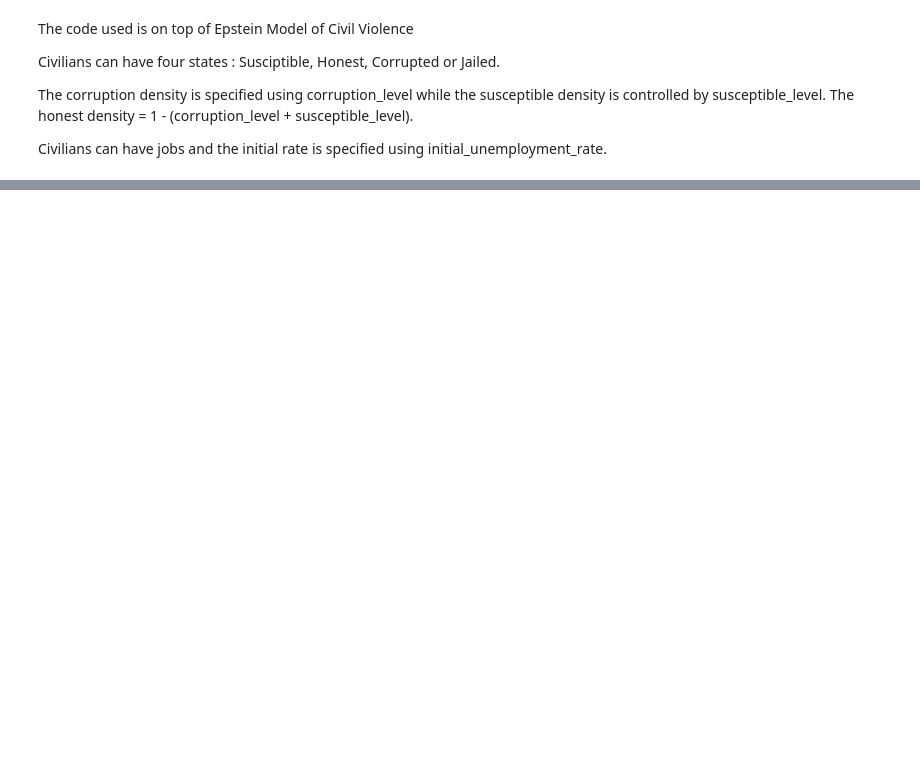
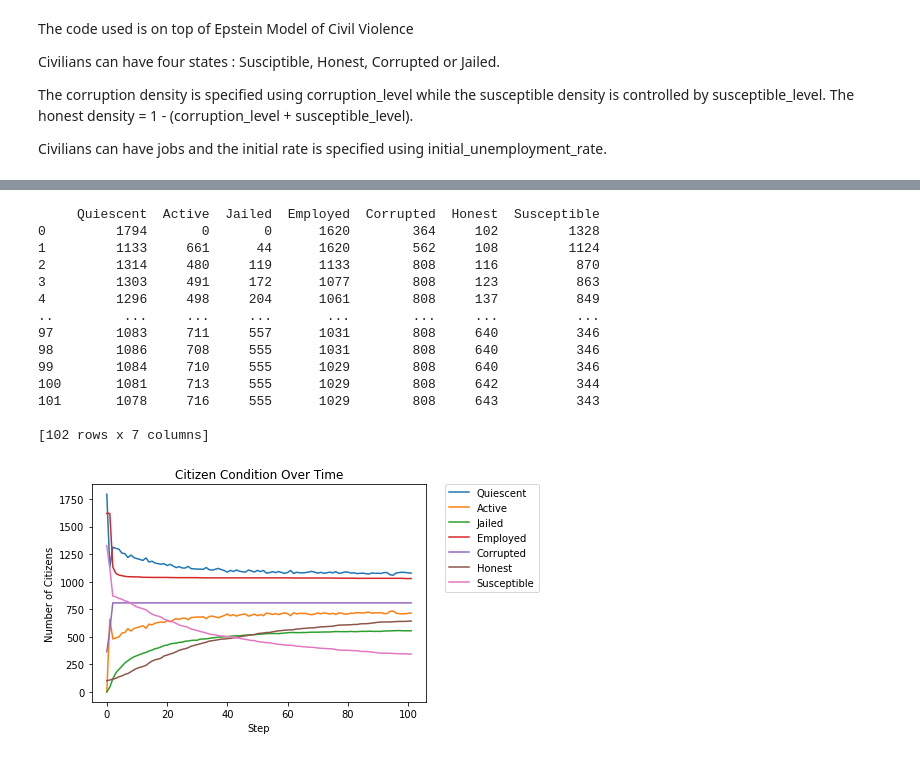
Before and after one commit to nalhamzy/B12-Civil-Violence_new, a Jupyter notebook: EpsteinCivilViolence.ipynb, the cells around one changed output, grey strips where cells are left out. Cells and saved outputs as stored; diff of their text form; code cells hidden in the pictures; blank space fills up the shorter version.

```diff
--- a/EpsteinCivilViolence.ipynb
+++ b/EpsteinCivilViolence.ipynb
@@ -42,23 +58,41 @@ _ = ax.legend(bbox_to_anchor=(1.35, 1.025))
 # %%
 model = EpsteinCivilViolence(height=50,
                            width=50,
                            citizen_density=.7,
                            cop_density=.074,
                            citizen_vision=7,
                            cop_vision=7,
-                           legitimacy=.85,
+                           legitimacy=.8,
                            max_jail_term=1000,
                            initial_unemployment_rate = 0.1,
                            corruption_level = 0.2,
                            honest_level = 0.05,
+                           corruption_transmission_prop = 0.15,
+                           honest_transmission_prop = 0.009,
                            max_corruption_saturation = 0.45,
-                           max_honest_saturation = 0.35,
+                           max_honest_saturation = 0.40,
                            max_iters=100) # cap the number of steps the model takes
 model.run_model()
 model_out = model.datacollector.get_model_vars_dataframe()
 print(model_out)
 ax = model_out.plot()
 ax.set_title('Citizen Condition Over Time')
 ax.set_xlabel('Step')
 ax.set_ylabel('Number of Citizens')
 _ = ax.legend(bbox_to_anchor=(1.35, 1.025))
+# %% [output]
+     Quiescent  Active  Jailed  Employed  Corrupted  Honest  Susceptible
+0         1794       0       0      1620        364     102         1328
+1         1133     661      44      1620        562     108         1124
+2         1314     480     119      1133        808     116          870
+3         1303     491     172      1077        808     123          863
+4         1296     498     204      1061        808     137          849
+..         ...     ...     ...       ...        ...     ...          ...
+97        1083     711     557      1031        808     640          346
+98        1086     708     555      1031        808     640          346
+99        1084     710     555      1029        808     640          346
+100       1081     713     555      1029        808     642          344
+101       1078     716     555      1029        808     643          343
+
+[102 rows x 7 columns]
+[figure, added]
```
Also changed, not shown: parts of 1 cell of this notebook, 1 other file.
